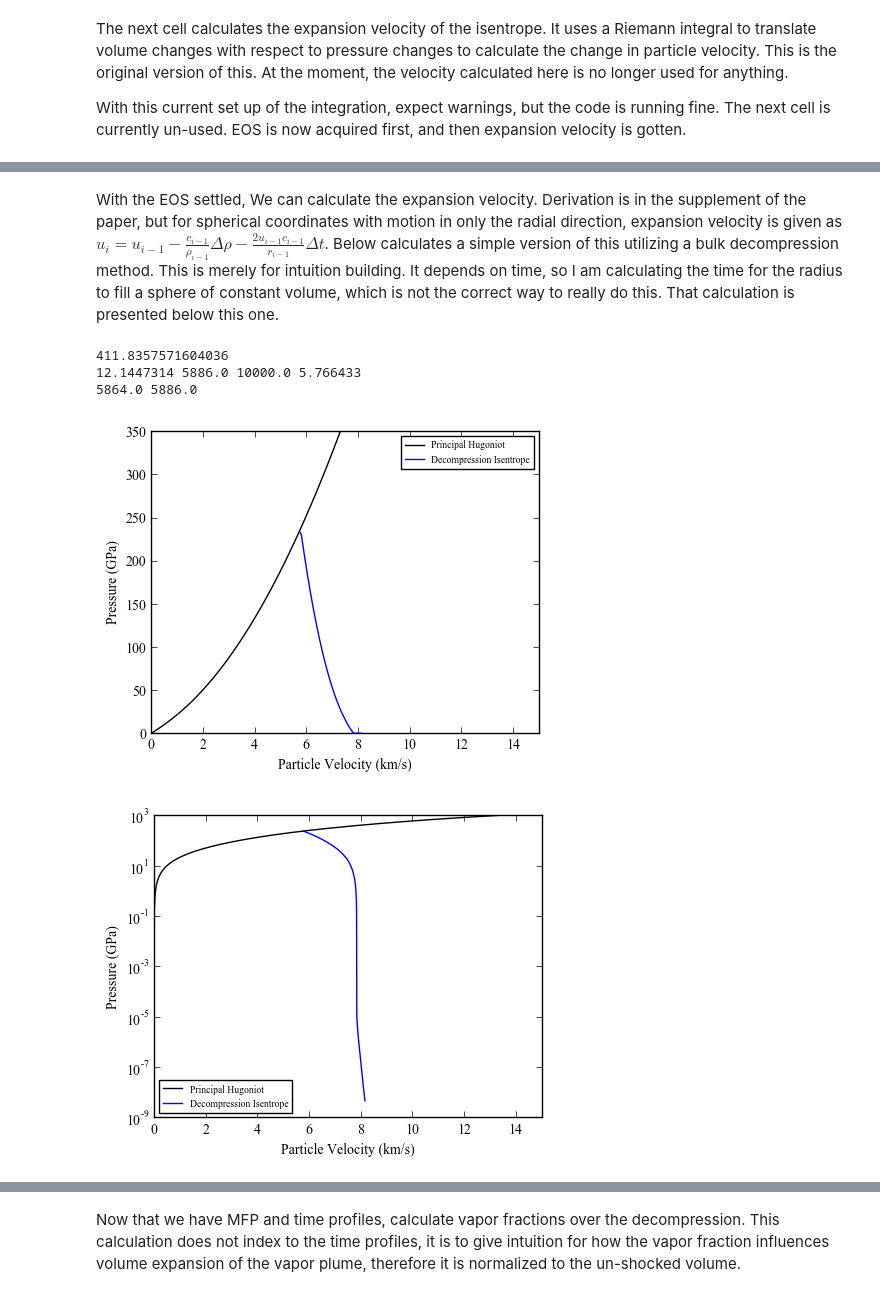
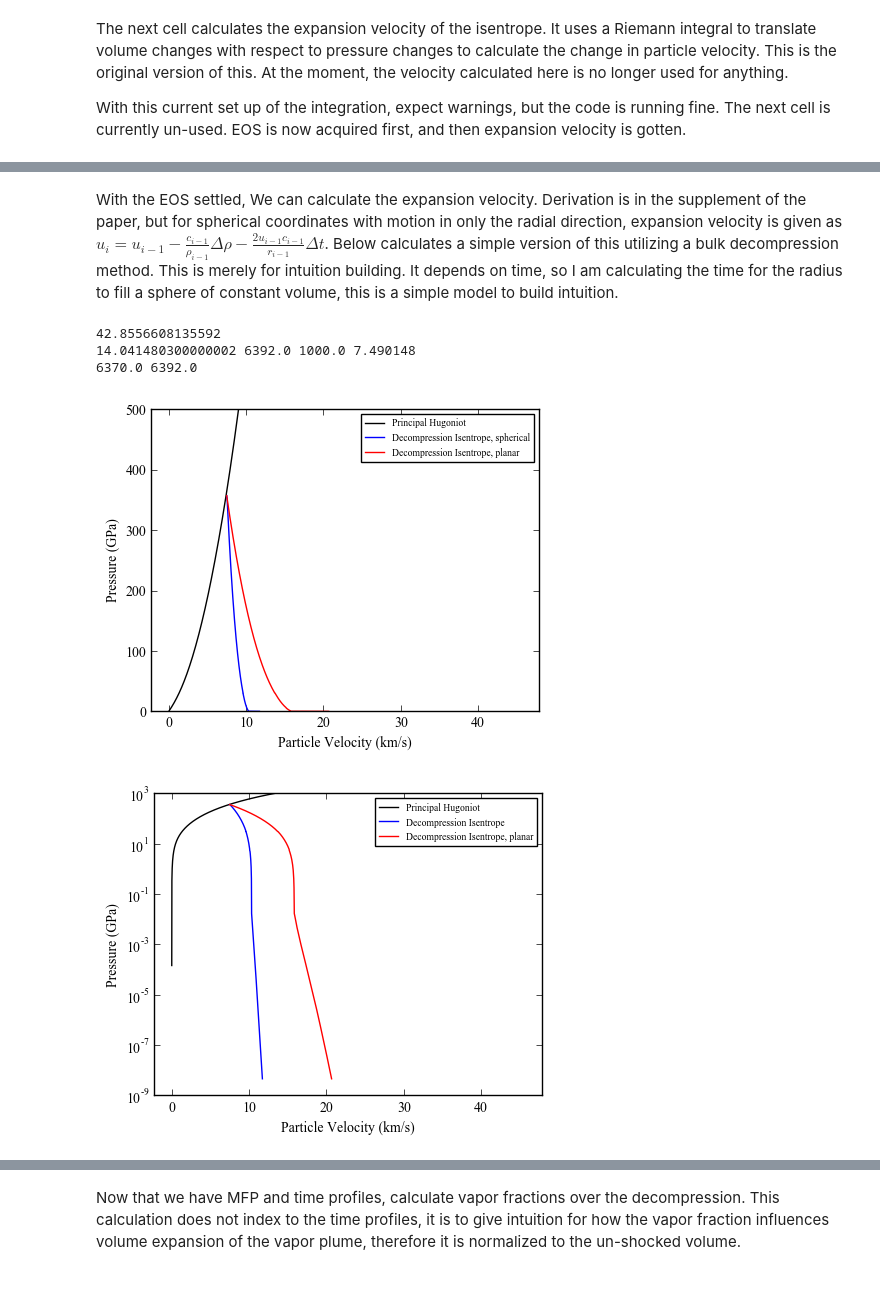
Before and after one commit to edavi006/Vapor_Plume_Expansion, a Jupyter notebook: Calculations/aneos-forsterite-2019-master/VaporPlumeExpansion.ipynb, the cells around one changed output, grey strips where cells are left out. Cells and saved outputs as stored; diff of their text form; code cells hidden in the pictures.

```diff
--- a/Calculations/aneos-forsterite-2019-master/VaporPlumeExpansion.ipynb
+++ b/Calculations/aneos-forsterite-2019-master/VaporPlumeExpansion.ipynb
@@ -23,11 +23,11 @@ Order of operations
 #User parameter inputs
 #Simple user inputs, nothing else should need changing
 #Enotropy value of the release isentrope
-S_cho=6500 #J/K/kg
+S_cho=5000 #J/K/kg
 
 #Assume spherical expansion for volume
 #Input initial compressed radius
-ri=10 #km
+ri=1 #km
 tp=5.2 #Pa, typical for silicates, change if different material
 
 #Set up array size for later on vapor fraction calculation
@@ -451,7 +451,7 @@ plt.show()
 # %% [markdown]
 With the EOS settled, We can calculate the expansion velocity. Derivation is in the supplement of the paper, but for spherical coordinates with motion in only the radial direction, expansion velocity is given as
 $u_i = u_{i-1} - \frac{c_{i-1}}{\rho_{i-1}}\Delta\rho - \frac{2u_{i-1} c_{i-1}}{r_{i-1}}\Delta t$.
-Below calculates a simple version of this utilizing a bulk decompression method. This is merely for intuition building. It depends on time, so I am calculating the time for the radius to fill a sphere of constant volume, which is not the correct way to really do this. That calculation is presented below this one.
+Below calculates a simple version of this utilizing a bulk decompression method. This is merely for intuition building. It depends on time, so I am calculating the time for the radius to fill a sphere of constant volume, this is a simple model to build intuition.
 # %%
  ###################
 #Given an initial radius sphere, how long does it take to expand to the "Final" radius?
@@ -471,6 +471,7 @@ rf=ri*(VR**(1/3)) #km
 rf_scaled = np.zeros(P_ind-Ptp_ind)
 time_dt= np.zeros(P_ind-Ptp_ind)
 total_time= np.zeros(P_ind-Ptp_ind)
+up_exp_planar = np.zeros(P_ind-Ptp_ind)
 up_exp = np.zeros(P_ind-Ptp_ind)
 up_del = np.zeros(P_ind-Ptp_ind)
 rho_part= np.zeros(P_ind-Ptp_ind)
@@ -484,8 +485,9 @@ for i in range(P_ind-Ptp_ind):
 #Calculate time to get to each step
 for i in range(P_ind-Ptp_ind):
     if i == 0:
+        up_exp_planar[0] = forsthug.up[Sh_ind]#*1000
         up_exp[0] = forsthug.up[Sh_ind]#*1000
-        up_del[0] = forsthug.up[Sh_ind]
+        up_del[0] = up_exp[0]
         time_dt[0] = (rf_scaled[i]-ri)/up_exp[0]
     if i > 0:
         rho_part[i]=((forstEOS.cs[S_ind,P_ind-i+1]*1000 /forstEOS.rho[P_ind-i+1])*
@@ -494,9 +496,9 @@ for i in range(P_ind-Ptp_ind):
 
         up_del[i] = up_del[i-1] - (rho_part[i] + up_part[i])/1000
 
-        if up_del[i] < up_del[i-1]:
-            up_del[i] = up_del[i-1]
-
+        #if up_del[i] < up_del[i-1]: #legacy code to preserve positive changes in up.
+        #    up_del[i] = up_del[i-1]
+        up_exp_planar[i] = up_exp_planar[i-1] - rho_part[i]/1000
         up_exp[i] = up_del[i] #- up_del[i]/1000
         time_dt[i] = (rf_scaled[i]-rf_scaled[i-1])/up_exp[i]
 #Calc integrated time now
@@ -504,6 +506,7 @@ for i in range(P_ind-Ptp_ind):
 total_time[0] = time_dt[0]
 for i in range(1,np.size(time_dt)):
     total_time[i] = total_time[i-1] + time_dt[i]
+#print( up_exp)
 # %%
 #temp=min(min(np.where(forstEOS.rho[Ptp_ind:P_ind]>rho_5[0])))
 ##Rho_# is the density at the L-V boundary, make sure to use appropriate one
@@ -517,42 +520,44 @@ print(forstEOS.rho[P_ind-1],forstEOS.rho[P_ind-1+1])
 #print(up_del)
 #print(rho_part)
 #print(up_part)
 #print(rf_scaled)
 ##P-UP###
 plt.figure()
 plt.plot(forsthug.up,forsthug.P,'-',color='black',label='Principal Hugoniot')
-plt.plot(up_exp[::-1],forstEOS.P[S_ind,Ptp_ind:P_ind],'-',color='blue',label='Decompression Isentrope')
+plt.plot(up_exp[::-1],forstEOS.P[S_ind,Ptp_ind:P_ind],'-',color='blue',label='Decompression Isentrope, spherical')
+plt.plot(up_exp_planar[::-1],forstEOS.P[S_ind,Ptp_ind:P_ind],'-',color='red',label='Decompression Isentrope, planar')
 
 #plt.semilogy()
 
 plt.ylabel('Pressure (GPa)')
 plt.xlabel('Particle Velocity (km/s)')
 plt.legend(loc='best', fontsize='x-small',numpoints=1,scatterpoints=1)
 
-plt.xlim(0,15)
-plt.ylim(0,350)
+#plt.xlim(0,15)
+plt.ylim(0,500)
 plt.savefig('P_Up_ExpansionVelocity.pdf', format='pdf', dpi=1000)
 
 ##P-UP###
 plt.figure()
 plt.plot(forsthug.up,forsthug.P,'-',color='black',label='Principal Hugoniot')
 plt.plot(up_exp[::-1],forstEOS.P[S_ind,Ptp_ind:P_ind],'-',color='blue',label='Decompression Isentrope')
+plt.plot(up_exp_planar[::-1],forstEOS.P[S_ind,Ptp_ind:P_ind],'-',color='red',label='Decompression Isentrope, planar')
 
 plt.semilogy()
 
 plt.ylabel('Pressure (GPa)')
 plt.xlabel('Particle Velocity (km/s)')
 plt.legend(loc='best', fontsize='x-small',numpoints=1,scatterpoints=1)
 
-plt.xlim(0,15)
+#plt.xlim(0,15)
 plt.ylim(10**(-9),1000)
 plt.savefig('P_Up_ExpansionVelocity_log.pdf', format='pdf', dpi=1000)
 # %% [output]
-411.8357571604036
-12.1447314 5886.0 10000.0 5.766433
-5864.0 5886.0
+42.8556608135592
+14.041480300000002 6392.0 1000.0 7.490148
+6370.0 6392.0
-[figure, old version]
+[figure, new version]
-[figure, old version]
+[figure, new version]
 # %%
 #Calculate Mean free path of photon paths in a cloud of silicates droplets with vapor in between. See Lock et al. 2018
 # for a derivation of the mean free path through a cloud of opaque droplets with non-absorbing vapor
```
Also changed, not shown: parts of 10 cells of this notebook, 37 other files.
